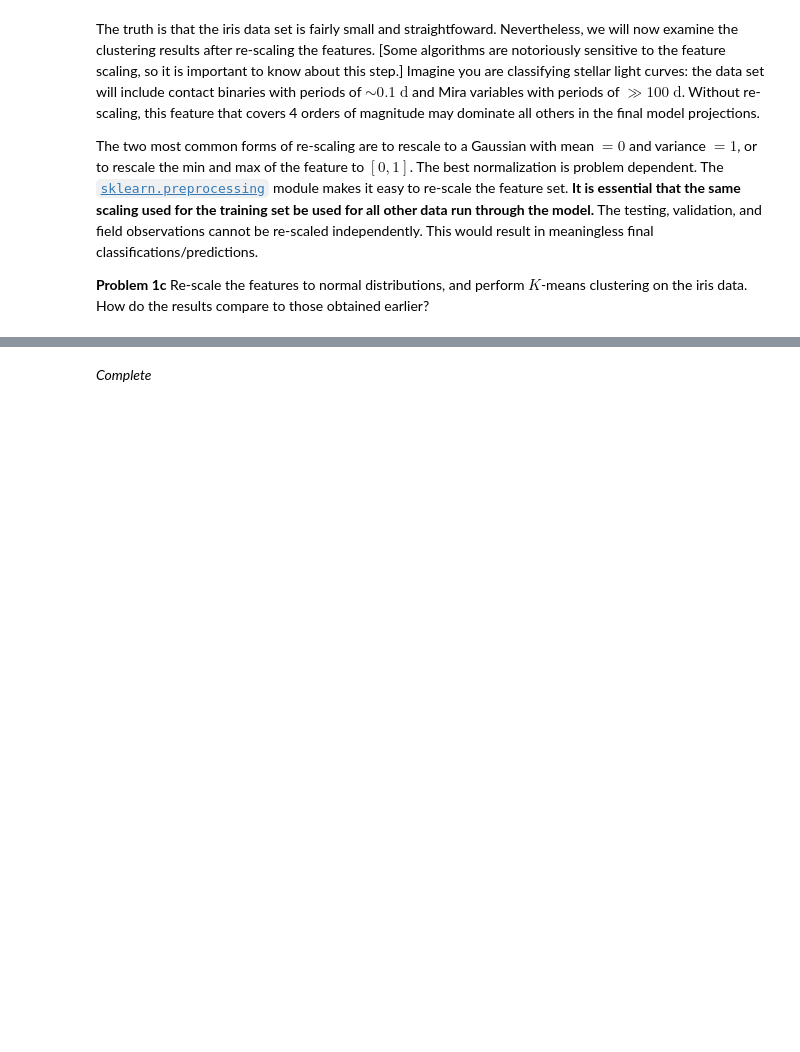
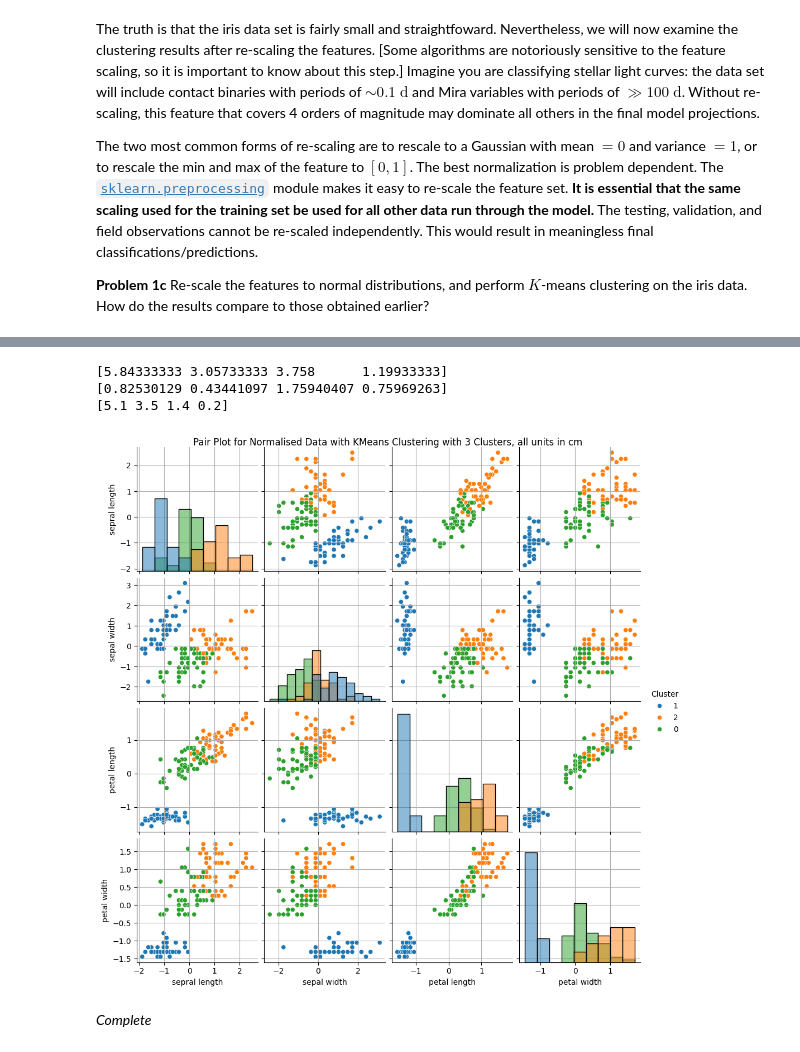
Before and after one commit to ASTR154/clustering, a Jupyter notebook: clustering.ipynb, the cells around one changed output, grey strips where cells are left out. Cells and saved outputs as stored; diff of their text form; code cells hidden in the pictures; blank space fills up the shorter version.

Commit message:
normalised in part 1

```diff
--- a/clustering.ipynb
+++ b/clustering.ipynb
@@ -153,3 +157,34 @@ from sklearn.preprocessing import StandardScaler
+# %%
+from sklearn import preprocessing
+from sklearn.preprocessing import StandardScaler
+
+scaler = preprocessing.StandardScaler().fit(iris_p)
+scaler
+
+print(scaler.mean_)
+print(scaler.scale_)
+print(iris.data[0])
+iris_scaled = scaler.transform(iris_p)
+iris_scaled = pd.DataFrame(iris_scaled, columns =[ 'sepral length','sepal width','petal length','petal width'])
+# %% [output]
+[5.84333333 3.05733333 3.758      1.19933333]
+[0.82530129 0.43441097 1.75940407 0.75969263]
+[5.1 3.5 1.4 0.2]
+# %%
+kmeans_n = KMeans( n_clusters = 3, n_init = 10 , max_iter = 500)
+checker_n = kmeans_n.fit_predict(iris_scaled)
+iris_scaled_plot = iris_scaled.copy()
+iris_scaled_plot['Cluster'] = checker_n.astype(str)
+fig_n = sns.pairplot(iris_scaled_plot , hue = 'Cluster' ,diag_kind = "hist")
+
+for ax in fig_n.axes.flatten():
+    if ax is not None:
+        ax.grid(True)
+
+plt.suptitle("Pair Plot for Normalised Data with KMeans Clustering with 3 Clusters, all units in cm", y =1.)
+plt.show()
+# %% [output]
+[figure, added]
 # %% [markdown]
 *Complete*
 # %% [markdown]
```
Also changed, not shown: parts of 2 cells of this notebook.
